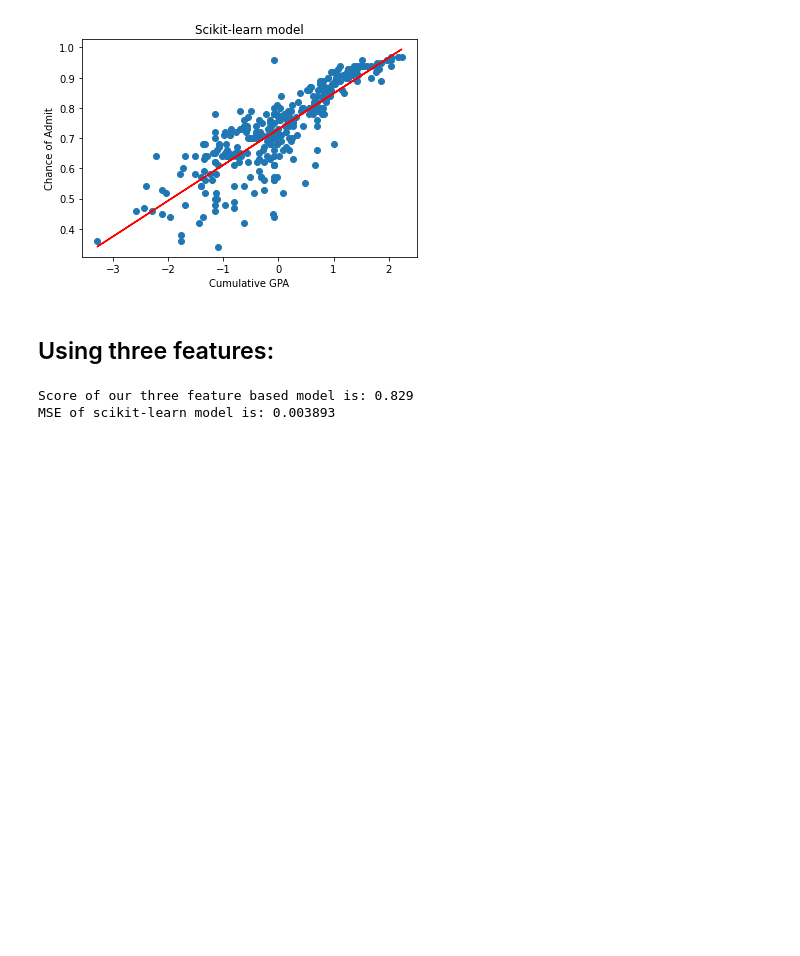
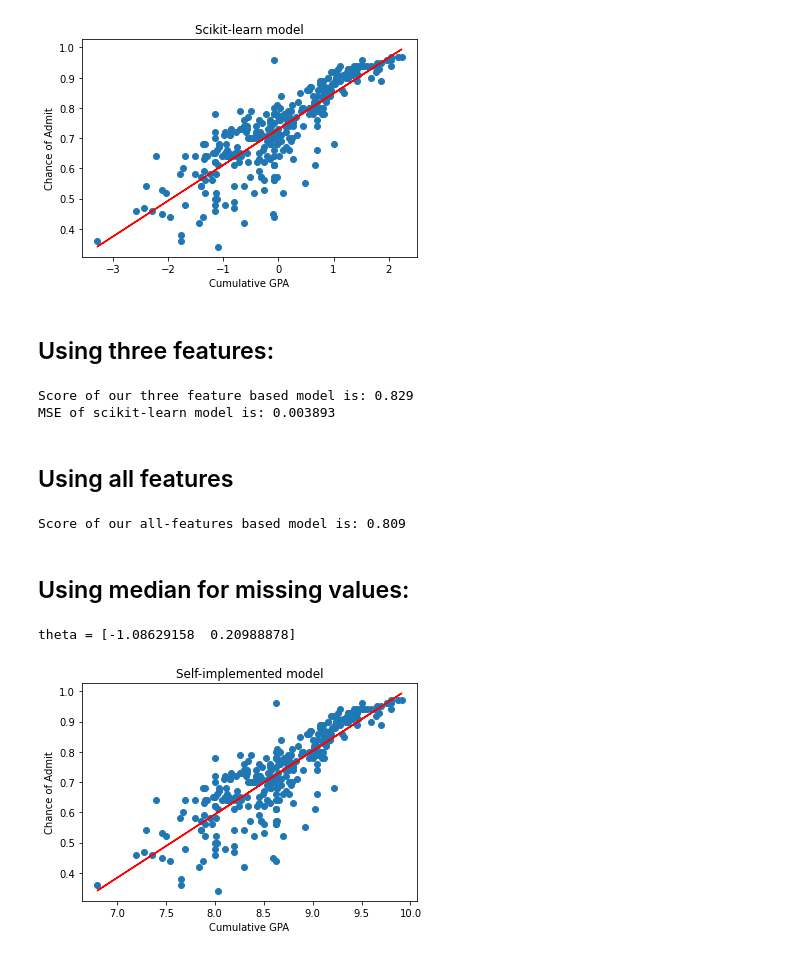
Before and after one commit to ouldouzN/task2_edit1, a Jupyter notebook: task2.ipynb, the cells around one changed output. Drawn from its saved outputs; the diff is of its cells as text; code cells hidden in the pictures; blank space fills up the shorter version.

Commit message:
Update task2.ipynb
Added Median for missing values

```diff
--- a/task2.ipynb
+++ b/task2.ipynb
@@ -246,3 +246,5 @@ print("MSE of scikit-learn model is: %.6f" % mean_squared_error(testdf['Chance o
 # %% [output]
 Score of our three feature based model is: 0.829
 MSE of scikit-learn model is: 0.003893
+# %% [markdown]
+## Using all features
@@ -248,0 +264,23 @@ MSE of scikit-learn model is: 0.003893
+# %%
+reg = LinearRegression().fit(traindf_all, data_mean['Chance of Admit'][0:int(0.8*len(data_mean))])
+print("Score of our all-features based model is: %.3f" % reg.score(testdf_all, data_mean['Chance of Admit'][int(0.8*len(data_mean)):]))
+# %% [output]
+Score of our all-features based model is: 0.809
+# %% [markdown]
+## Using median for missing values:
+# %%
+traindf, testdf = create_df1(data_median)
+X, theta = norm_equation1(traindf)
+model = linear_model(theta, traindf['CGPA'])
+print("theta =", theta)
+# %% [output]
+theta = [-1.08629158  0.20988878]
+# %%
+plt.scatter(traindf['CGPA'], traindf['Chance of Admit'])
+plt.plot(traindf['CGPA'], model, c='r')
+plt.xlabel('Cumulative GPA')
+plt.ylabel('Chance of Admit')
+plt.title('Self-implemented model')
+plt.show()
+# %% [output]
+[figure, added]
```
Also changed, not shown: parts of 5 cells of this notebook.
